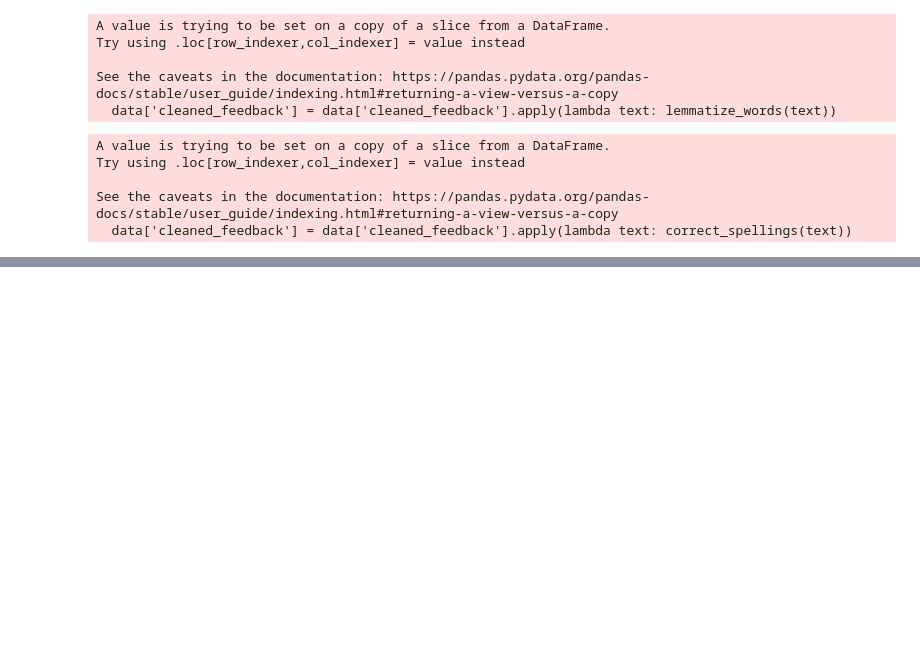
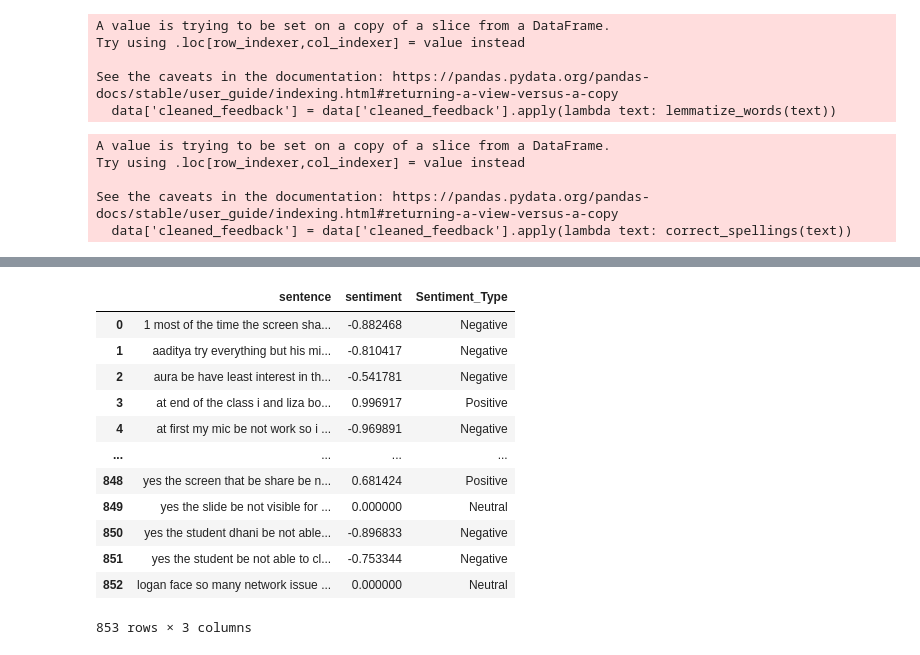
Before and after one commit to NishitSingh2023/NLP_PROJECT_LIDO, a Jupyter notebook: NLP on Demo Teacher Reviews 1-14 Sept.ipynb, the cells around one changed output, grey strips where cells are left out. Cells and saved outputs as stored; diff of their text form; code cells hidden in the pictures; blank space fills up the shorter version.

```diff
--- a/NLP on Demo Teacher Reviews 1-14 Sept.ipynb
+++ b/NLP on Demo Teacher Reviews 1-14 Sept.ipynb
@@ -355,7 +397,7 @@ def Sentiment_score(input_text):
     # Input text can be sentence, paragraph or document
     response = natural_language_understanding.analyze (
     text = input_text,
-    features = Features(sentiment=SentimentOptions())).get_result()
+    features = Features(sentiment=SentimentOptions()), language='en').get_result()
     # From the response extract score which is between -1 to 1
     res = response.get('sentiment').get('document').get('score')
     return res
@@ -387,0 +430,16 @@ WatsonApiException: Error: unsupported text language: da, Code: 400 , X-dp-watso
+# %%
+df
+# %% [output]
+|  | sentence | sentiment | Sentiment_Type |
+| 0 | 1 most of the time the screen sha... | -0.882468 | Negative |
+| 1 | aaditya try everything but his mi... | -0.810417 | Negative |
+| 2 | aura be have least interest in th... | -0.541781 | Negative |
+| 3 | at end of the class i and liza bo... | 0.996917 | Positive |
+| 4 | at first my mic be not work so i ... | -0.969891 | Negative |
+| ... | ... | ... | ... |
+| 848 | yes the screen that be share be n... | 0.681424 | Positive |
+| 849 | yes the slide be not visible for ... | 0.000000 | Neutral |
+| 850 | yes the student dhani be not able... | -0.896833 | Negative |
+| 851 | yes the student be not able to cl... | -0.753344 | Negative |
+| 852 | logan face so many network issue ... | 0.000000 | Neutral |
+853 rows × 3 columns
```
Also changed, not shown: parts of 5 cells of this notebook.
